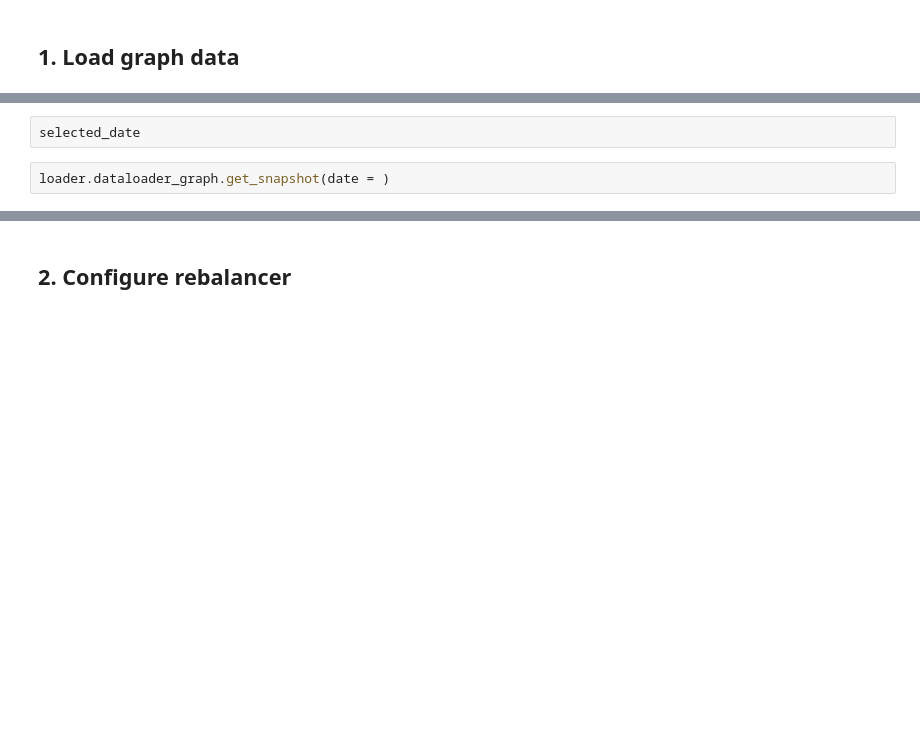
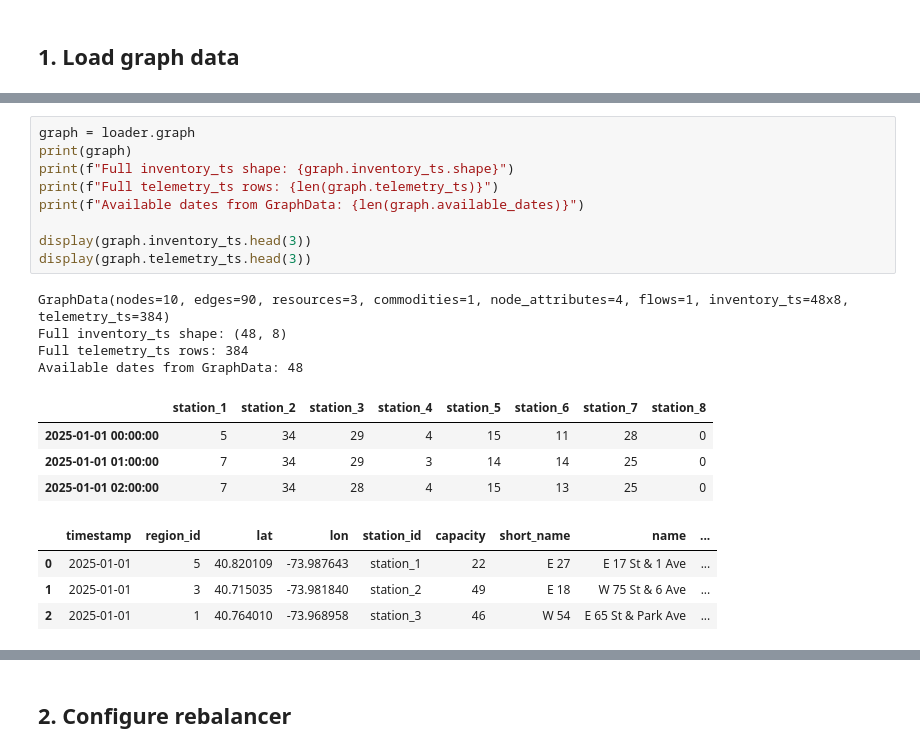
Before and after one commit to vlzm/GFDRR, a Jupyter notebook: notebooks/03_test_rebalancer.ipynb, the cells around one changed output, grey strips where cells are left out. Cells and saved outputs as stored; diff of their text form; blank space fills up the shorter version.

```diff
--- a/notebooks/03_test_rebalancer.ipynb
+++ b/notebooks/03_test_rebalancer.ipynb
@@ -38,4 +58,22 @@ DatetimeIndex(['2025-01-01 00:00:00', '2025-01-01 01:00:00',
-# %%
-selected_date
-# %%
-loader.dataloader_graph.get_snapshot(date = )
+# %%
+graph = loader.graph
+print(graph)
+print(f"Full inventory_ts shape: {graph.inventory_ts.shape}")
+print(f"Full telemetry_ts rows: {len(graph.telemetry_ts)}")
+print(f"Available dates from GraphData: {len(graph.available_dates)}")
+
+display(graph.inventory_ts.head(3))
+display(graph.telemetry_ts.head(3))
+# %% [output]
+GraphData(nodes=10, edges=90, resources=3, commodities=1, node_attributes=4, flows=1, inventory_ts=48x8, telemetry_ts=384)
+Full inventory_ts shape: (48, 8)
+Full telemetry_ts rows: 384
+Available dates from GraphData: 48
+|  | station_1 | station_2 | station_3 | station_4 | station_5 | station_6 | station_7 | station_8 |
+| 2025-01-01 00:00:00 | 5 | 34 | 29 | 4 | 15 | 11 | 28 | 0 |
+| 2025-01-01 01:00:00 | 7 | 34 | 29 | 3 | 14 | 14 | 25 | 0 |
+| 2025-01-01 02:00:00 | 7 | 34 | 28 | 4 | 15 | 13 | 25 | 0 |
+|  | timestamp | region_id | lat | lon | station_id | capacity | short_name | name | ... |
+| 0 | 2025-01-01 | 5 | 40.820109 | -73.987643 | station_1 | 22 | E 27 | E 17 St & 1 Ave | ... |
+| 1 | 2025-01-01 | 3 | 40.715035 | -73.981840 | station_2 | 49 | E 18 | W 75 St & 6 Ave | ... |
+| 2 | 2025-01-01 | 1 | 40.764010 | -73.968958 | station_3 | 46 | W 54 | E 65 St & Park Ave | ... |
```
Also changed, not shown: parts of 9 cells of this notebook, 6 other files.
